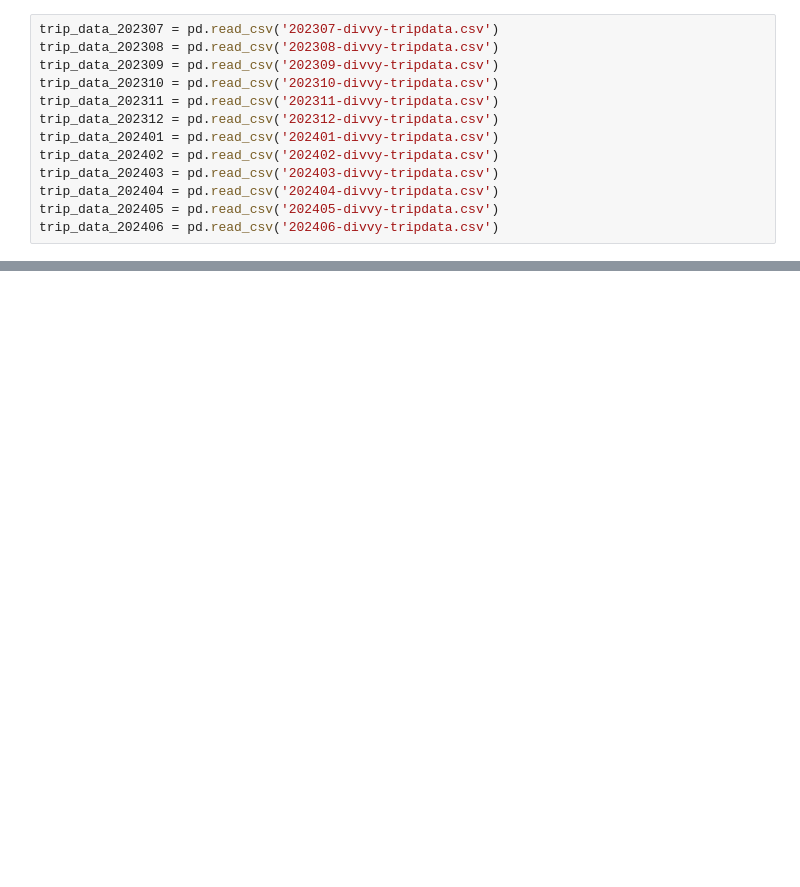
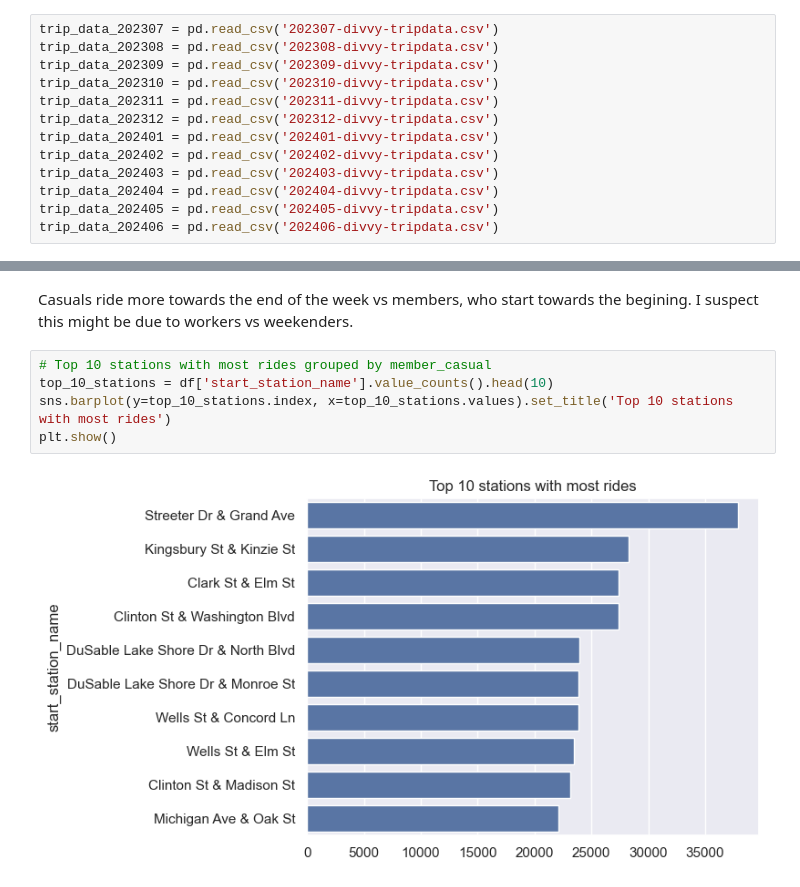
Before and after one commit to ematta/cyclistic, a Jupyter notebook: cyclistic.ipynb, the cells around one changed output, grey strips where cells are left out. Saved outputs shown, nothing was run; the diff lists cells and outputs as text; blank space fills up the shorter version.

```diff
--- a/cyclistic.ipynb
+++ b/cyclistic.ipynb
@@ -177,0 +306,9 @@ Now let's see how our plot looks like again.
+# %% [markdown]
+Casuals ride more towards the end of the week vs members, who start towards the begining. I suspect this might be due to workers vs weekenders.
+# %%
+# Top 10 stations with most rides grouped by member_casual
+top_10_stations = df['start_station_name'].value_counts().head(10)
+sns.barplot(y=top_10_stations.index, x=top_10_stations.values).set_title('Top 10 stations with most rides')
+plt.show()
+# %% [output]
+[figure, added]
```
Also changed, not shown: parts of 46 cells of this notebook, 1 other file.
